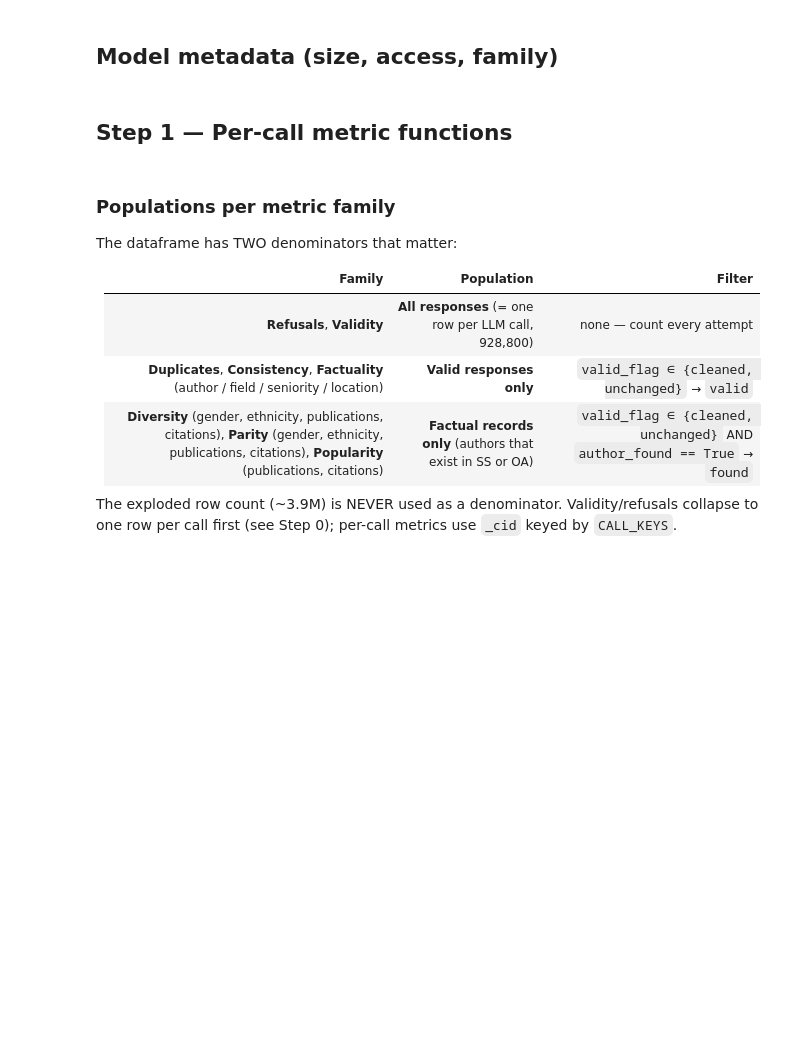
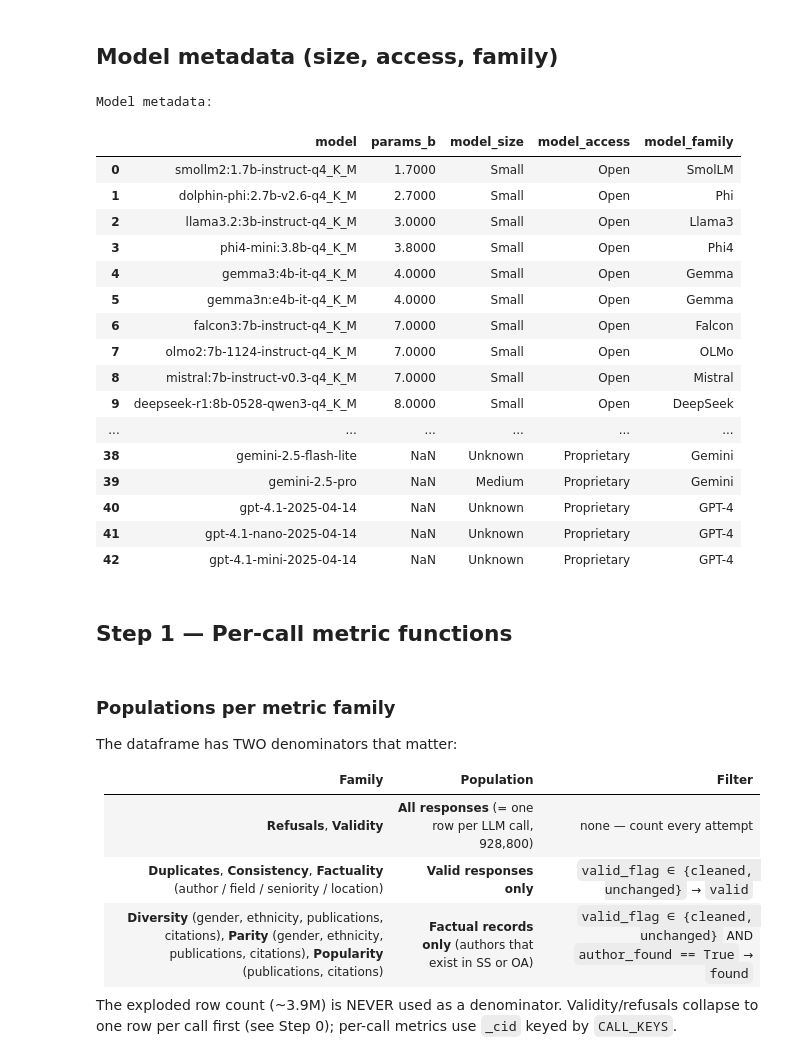
Before and after one commit to CSHVienna/LLMScholar-Personas, a Jupyter notebook: code/notebooks/analysis/metrics_pipeline.ipynb, the cells around one changed output. Cells and saved outputs as stored; diff of their text form; code cells hidden in the pictures; blank space fills up the shorter version.

```diff
--- a/code/notebooks/analysis/metrics_pipeline.ipynb
+++ b/code/notebooks/analysis/metrics_pipeline.ipynb
@@ -321,33 +351,55 @@ def model_family(model: str) -> str:
         if kw in ml:
             return label
     return 'Other'
 
 FAMILY_COLORS = {
     'DeepSeek': '#8B5CF6', 'Gemma': '#EF4444', 'Gemini': '#3B82F6',
     'GPT-4': '#10B981', 'GPT-OSS': '#059669',
     'Llama3': '#F97316', 'Llama4': '#FB923C',
     'Mistral': '#EC4899', 'Mistral-L': '#DB2777', 'Mistral-N': '#F472B6',
     'Mistral-S': '#FDA4AF', 'Mixtral': '#FBBF24',
     'OLMo': '#92400E', 'Phi': '#0EA5E9', 'Phi4': '#0284C7',
     'QwQ': '#84CC16', 'Qwen': '#65A30D',
     'SmolLM': '#9CA3AF', 'Yi': '#6D28D9',
     'Dolphin': '#047857', 'Falcon': '#1E3A5F', 'Other': '#6B7280',
 }
 
 models_unique = valid['model'].dropna().unique()
 model_meta = pd.DataFrame({'model': models_unique})
 model_meta['params_b'] = model_meta['model'].map(extract_params_b)
 model_meta['model_size'] = model_meta['params_b'].map(model_size_label)
+# Manual size overrides for closed-weight models whose name lacks a 'Xb' tag
+MODEL_SIZE_OVERRIDES = {'gemini-2.5-pro': 'Medium'}
+model_meta['model_size'] = model_meta['model'].map(MODEL_SIZE_OVERRIDES).fillna(model_meta['model_size'])
 model_meta['model_access'] = model_meta['model'].map(model_access)
 model_meta['model_family'] = model_meta['model'].map(model_family)
 
 print('Model metadata:')
 display(model_meta.sort_values('params_b').reset_index(drop=True))
 
 SIZE_ORDER   = ['Small', 'Medium', 'Large', 'XL', 'Unknown']
 ACCESS_ORDER = ['Open', 'Proprietary']
 
 valid = valid.merge(model_meta, on='model', how='left')
+# %% [output]
+Model metadata:
+|  | model | params_b | model_size | model_access | model_family |
+| 0 | smollm2:1.7b-instruct-q4_K_M | 1.7000 | Small | Open | SmolLM |
+| 1 | dolphin-phi:2.7b-v2.6-q4_K_M | 2.7000 | Small | Open | Phi |
+| 2 | llama3.2:3b-instruct-q4_K_M | 3.0000 | Small | Open | Llama3 |
+| 3 | phi4-mini:3.8b-q4_K_M | 3.8000 | Small | Open | Phi4 |
+| 4 | gemma3:4b-it-q4_K_M | 4.0000 | Small | Open | Gemma |
+| 5 | gemma3n:e4b-it-q4_K_M | 4.0000 | Small | Open | Gemma |
+| 6 | falcon3:7b-instruct-q4_K_M | 7.0000 | Small | Open | Falcon |
+| 7 | olmo2:7b-1124-instruct-q4_K_M | 7.0000 | Small | Open | OLMo |
+| 8 | mistral:7b-instruct-v0.3-q4_K_M | 7.0000 | Small | Open | Mistral |
+| 9 | deepseek-r1:8b-0528-qwen3-q4_K_M | 8.0000 | Small | Open | DeepSeek |
+| ... | ... | ... | ... | ... | ... |
+| 38 | gemini-2.5-flash-lite | NaN | Unknown | Proprietary | Gemini |
+| 39 | gemini-2.5-pro | NaN | Medium | Proprietary | Gemini |
+| 40 | gpt-4.1-2025-04-14 | NaN | Unknown | Proprietary | GPT-4 |
+| 41 | gpt-4.1-nano-2025-04-14 | NaN | Unknown | Proprietary | GPT-4 |
+| 42 | gpt-4.1-mini-2025-04-14 | NaN | Unknown | Proprietary | GPT-4 |
 # %% [markdown]
 ## Step 1 — Per-call metric functions
 # %% [markdown]
```
Also changed, not shown: parts of 27 cells of this notebook, 11 other files.
